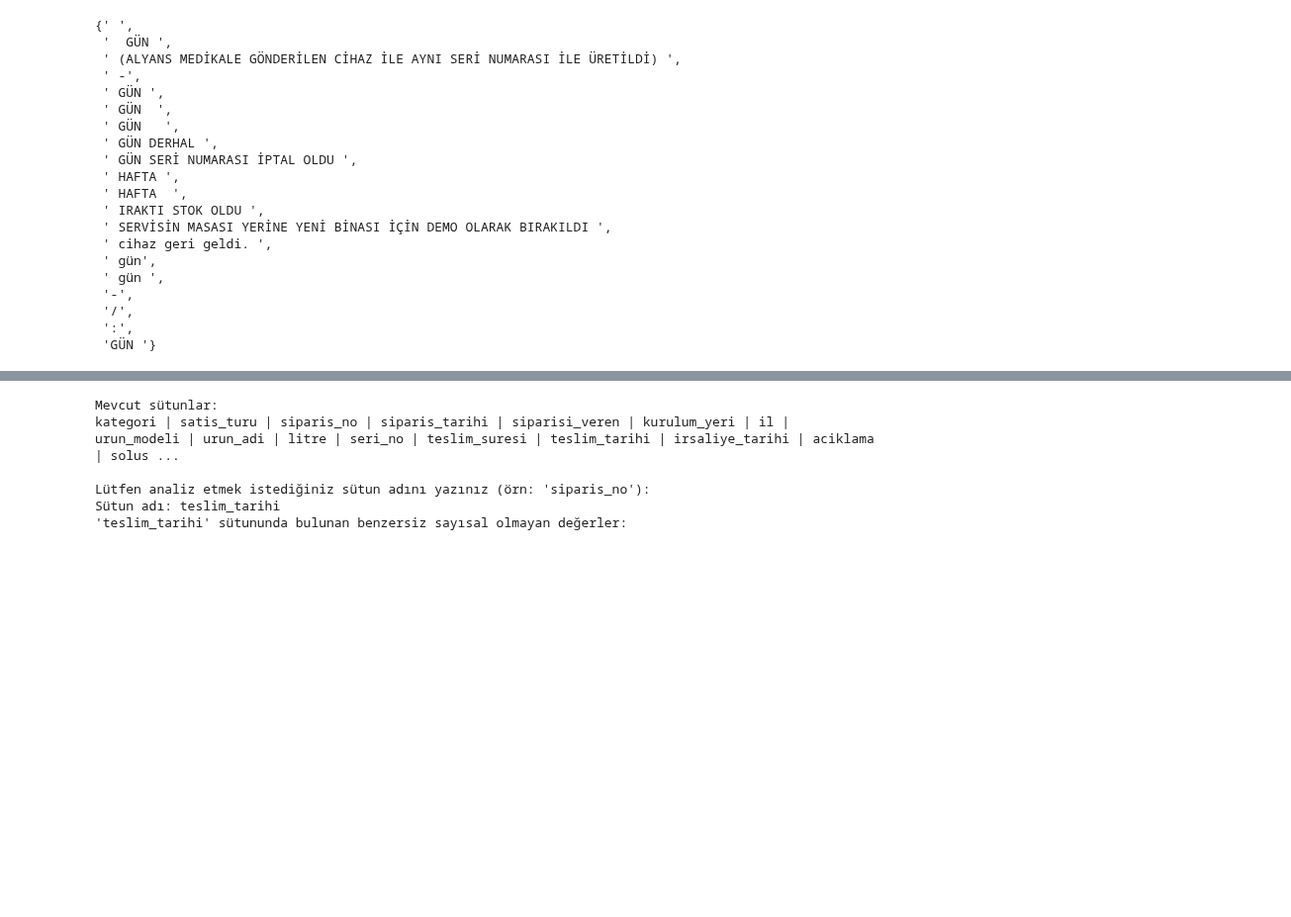
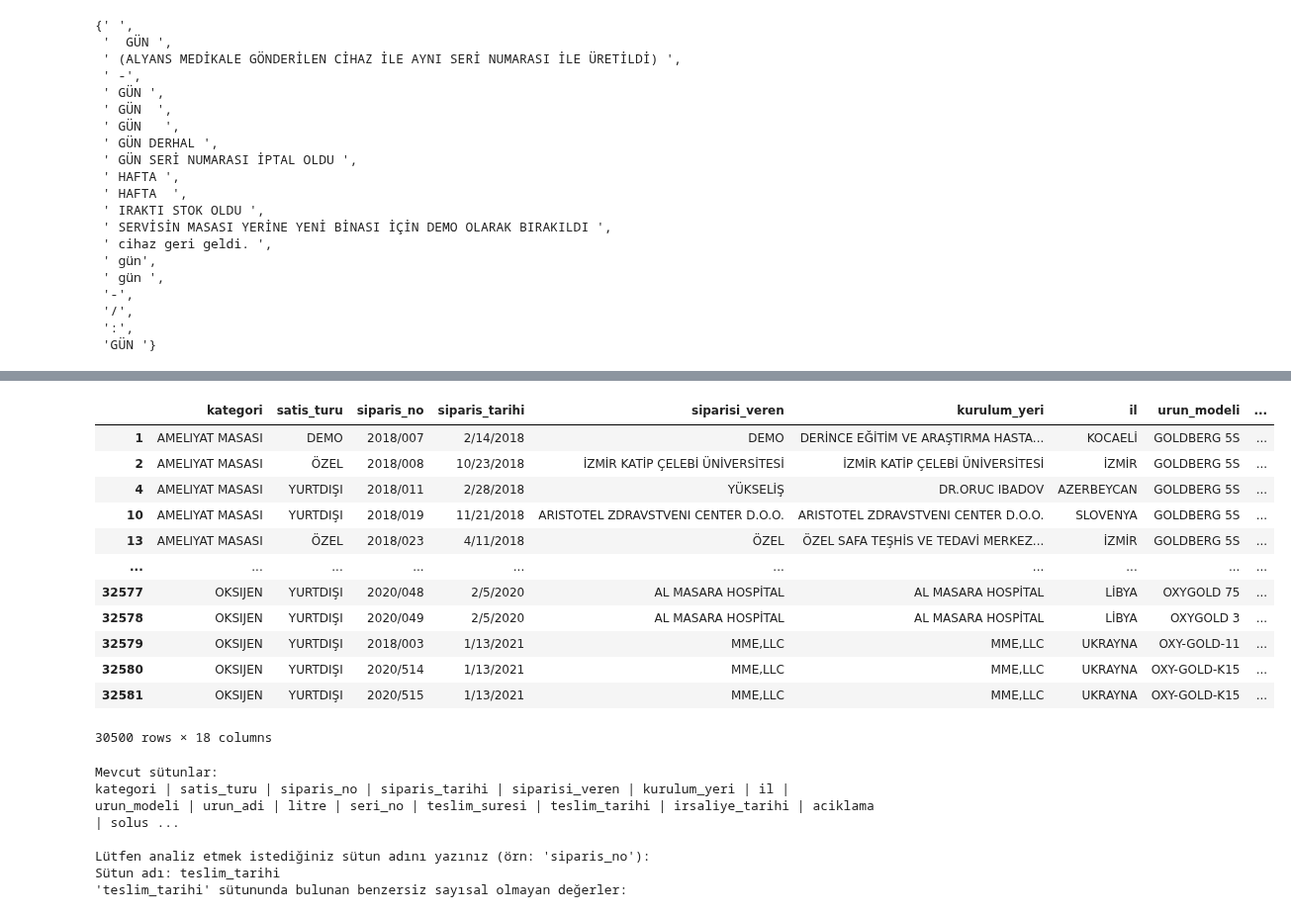
Before and after one commit to Duygu-Jones/LLM_Playground, a Jupyter notebook: 01_EDA/FEATURES/04_Siparis_Teslim_IrsaliyeDate_TeslimSure/Duygu/Duygu_EDA_NOTEBOOK.ipynb, the cells around one changed output, grey strips where cells are left out. Shown at 99% size. Saved outputs shown, nothing was run; the diff lists cells and outputs as text; code cells hidden in the pictures; blank space fills up the shorter version.

```diff
--- a/01_EDA/FEATURES/04_Siparis_Teslim_IrsaliyeDate_TeslimSure/Duygu/Duygu_EDA_NOTEBOOK.ipynb
+++ b/01_EDA/FEATURES/04_Siparis_Teslim_IrsaliyeDate_TeslimSure/Duygu/Duygu_EDA_NOTEBOOK.ipynb
@@ -395,3 +499,19 @@ Sütun adı: teslim_suresi
+# %%
+df[df['teslim_tarihi'].isna()]
+# %% [output]
+|  | kategori | satis_turu | siparis_no | siparis_tarihi | siparisi_veren | kurulum_yeri | il | urun_modeli | ... |
+| 1 | AMELIYAT MASASI | DEMO | 2018/007 | 2/14/2018 | DEMO | DERİNCE EĞİTİM VE ARAŞTIRMA HASTA... | KOCAELİ | GOLDBERG 5S | ... |
+| 2 | AMELIYAT MASASI | ÖZEL | 2018/008 | 10/23/2018 | İZMİR KATİP ÇELEBİ ÜNİVERSİTESİ | İZMİR KATİP ÇELEBİ ÜNİVERSİTESİ | İZMİR | GOLDBERG 5S | ... |
+| 4 | AMELIYAT MASASI | YURTDIŞI | 2018/011 | 2/28/2018 | YÜKSELİŞ | DR.ORUC IBADOV | AZERBEYCAN | GOLDBERG 5S | ... |
+| 10 | AMELIYAT MASASI | YURTDIŞI | 2018/019 | 11/21/2018 | ARISTOTEL ZDRAVSTVENI CENTER D.O.O. | ARISTOTEL ZDRAVSTVENI CENTER D.O.O. | SLOVENYA | GOLDBERG 5S | ... |
+| 13 | AMELIYAT MASASI | ÖZEL | 2018/023 | 4/11/2018 | ÖZEL | ÖZEL SAFA TEŞHİS VE TEDAVİ MERKEZ... | İZMİR | GOLDBERG 5S | ... |
+| ... | ... | ... | ... | ... | ... | ... | ... | ... | ... |
+| 32577 | OKSIJEN | YURTDIŞI | 2020/048 | 2/5/2020 | AL MASARA HOSPİTAL | AL MASARA HOSPİTAL | LİBYA | OXYGOLD 75 | ... |
+| 32578 | OKSIJEN | YURTDIŞI | 2020/049 | 2/5/2020 | AL MASARA HOSPİTAL | AL MASARA HOSPİTAL | LİBYA | OXYGOLD 3 | ... |
+| 32579 | OKSIJEN | YURTDIŞI | 2018/003 | 1/13/2021 | MME,LLC | MME,LLC | UKRAYNA | OXY-GOLD-11 | ... |
+| 32580 | OKSIJEN | YURTDIŞI | 2020/514 | 1/13/2021 | MME,LLC | MME,LLC | UKRAYNA | OXY-GOLD-K15 | ... |
+| 32581 | OKSIJEN | YURTDIŞI | 2020/515 | 1/13/2021 | MME,LLC | MME,LLC | UKRAYNA | OXY-GOLD-K15 | ... |
+30500 rows × 18 columns
 # %%
 utils.find_non_numeric_values() #teslim_tarihi
 # %% [output]
```
Also changed, not shown: parts of 27 cells of this notebook.
